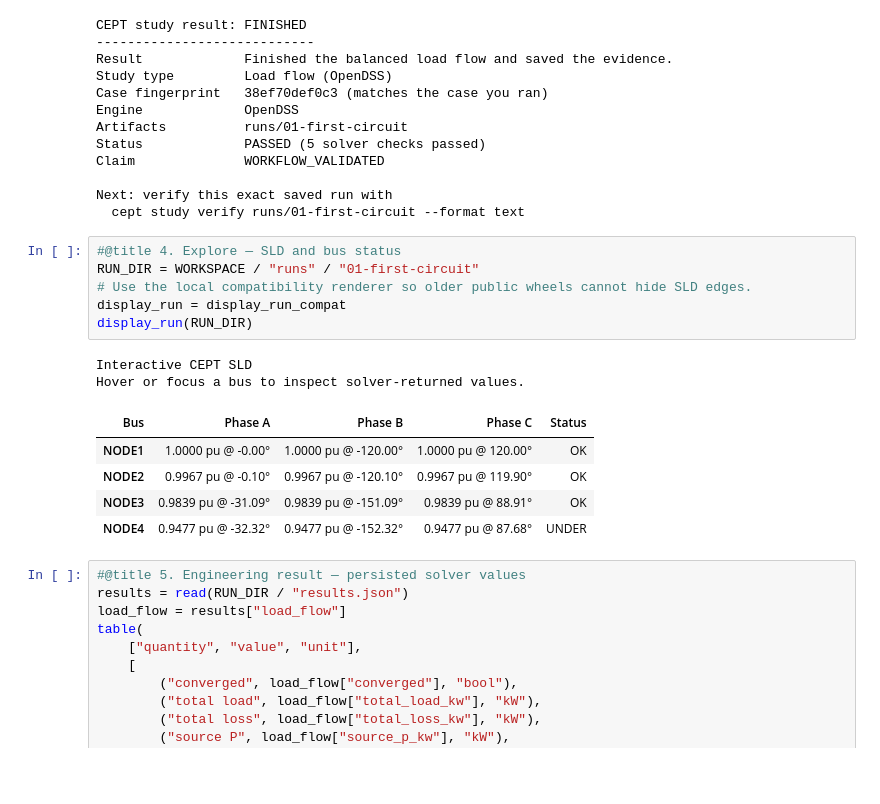
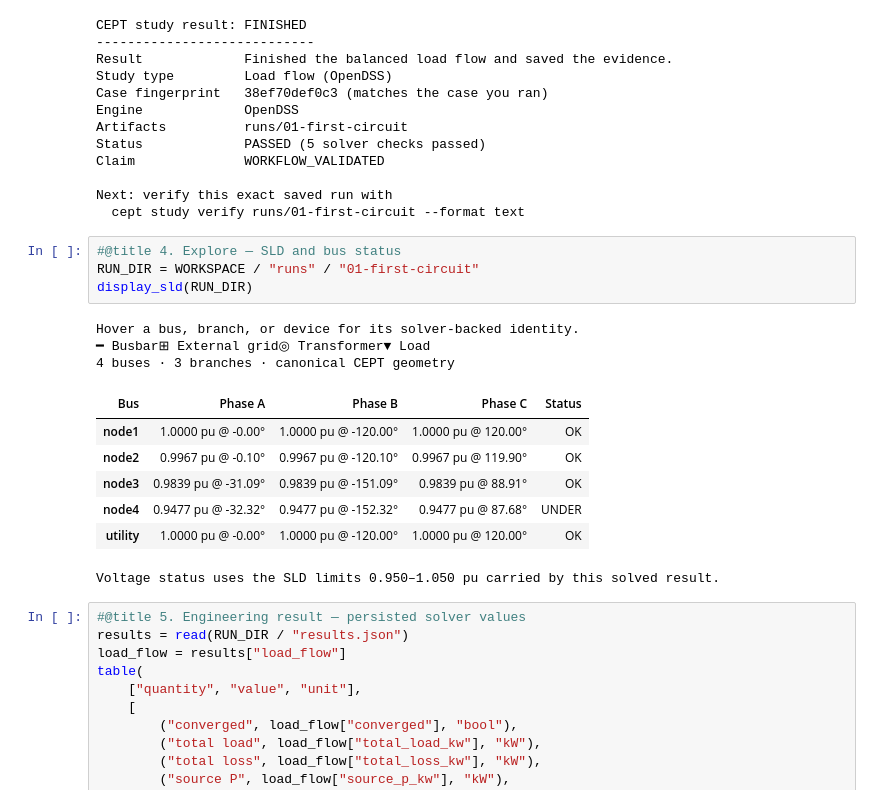
Before and after one commit to sarutesri/cept-studio-edu, a Jupyter notebook: public/notebooks/01_first_circuit_load_flow.ipynb, the cells around one changed output. Saved outputs shown, nothing was run; the diff lists cells and outputs as text; blank space fills up the shorter version.

Commit message:
sync: public snapshot from cept-studio@05e19ab97a60b063b12a5bfee1cb745f0a488d6b

```diff
--- a/public/notebooks/01_first_circuit_load_flow.ipynb
+++ b/public/notebooks/01_first_circuit_load_flow.ipynb
@@ -74,17 +74,18 @@ Next: verify this exact saved run with
 # %%
 #@title 4. Explore — SLD and bus status
 RUN_DIR = WORKSPACE / "runs" / "01-first-circuit"
-# Use the local compatibility renderer so older public wheels cannot hide SLD edges.
-display_run = display_run_compat
-display_run(RUN_DIR)
+display_sld(RUN_DIR)
 # %% [output]
-Interactive CEPT SLD
-Hover or focus a bus to inspect solver-returned values.
+Hover a bus, branch, or device for its solver-backed identity.
+━ Busbar⊞ External grid◎ Transformer▼ Load
+4 buses · 3 branches · canonical CEPT geometry
 | Bus | Phase A | Phase B | Phase C | Status |
-| NODE1 | 1.0000 pu @ -0.00° | 1.0000 pu @ -120.00° | 1.0000 pu @ 120.00° | OK |
-| NODE2 | 0.9967 pu @ -0.10° | 0.9967 pu @ -120.10° | 0.9967 pu @ 119.90° | OK |
-| NODE3 | 0.9839 pu @ -31.09° | 0.9839 pu @ -151.09° | 0.9839 pu @ 88.91° | OK |
-| NODE4 | 0.9477 pu @ -32.32° | 0.9477 pu @ -152.32° | 0.9477 pu @ 87.68° | UNDER |
+| node1 | 1.0000 pu @ -0.00° | 1.0000 pu @ -120.00° | 1.0000 pu @ 120.00° | OK |
+| node2 | 0.9967 pu @ -0.10° | 0.9967 pu @ -120.10° | 0.9967 pu @ 119.90° | OK |
+| node3 | 0.9839 pu @ -31.09° | 0.9839 pu @ -151.09° | 0.9839 pu @ 88.91° | OK |
+| node4 | 0.9477 pu @ -32.32° | 0.9477 pu @ -152.32° | 0.9477 pu @ 87.68° | UNDER |
+| utility | 1.0000 pu @ -0.00° | 1.0000 pu @ -120.00° | 1.0000 pu @ 120.00° | OK |
+Voltage status uses the SLD limits 0.950–1.050 pu carried by this solved result.
 # %%
 #@title 5. Engineering result — persisted solver values
 results = read(RUN_DIR / "results.json")
```
Also changed, not shown: parts of 1 cell of this notebook, 15 other files.
